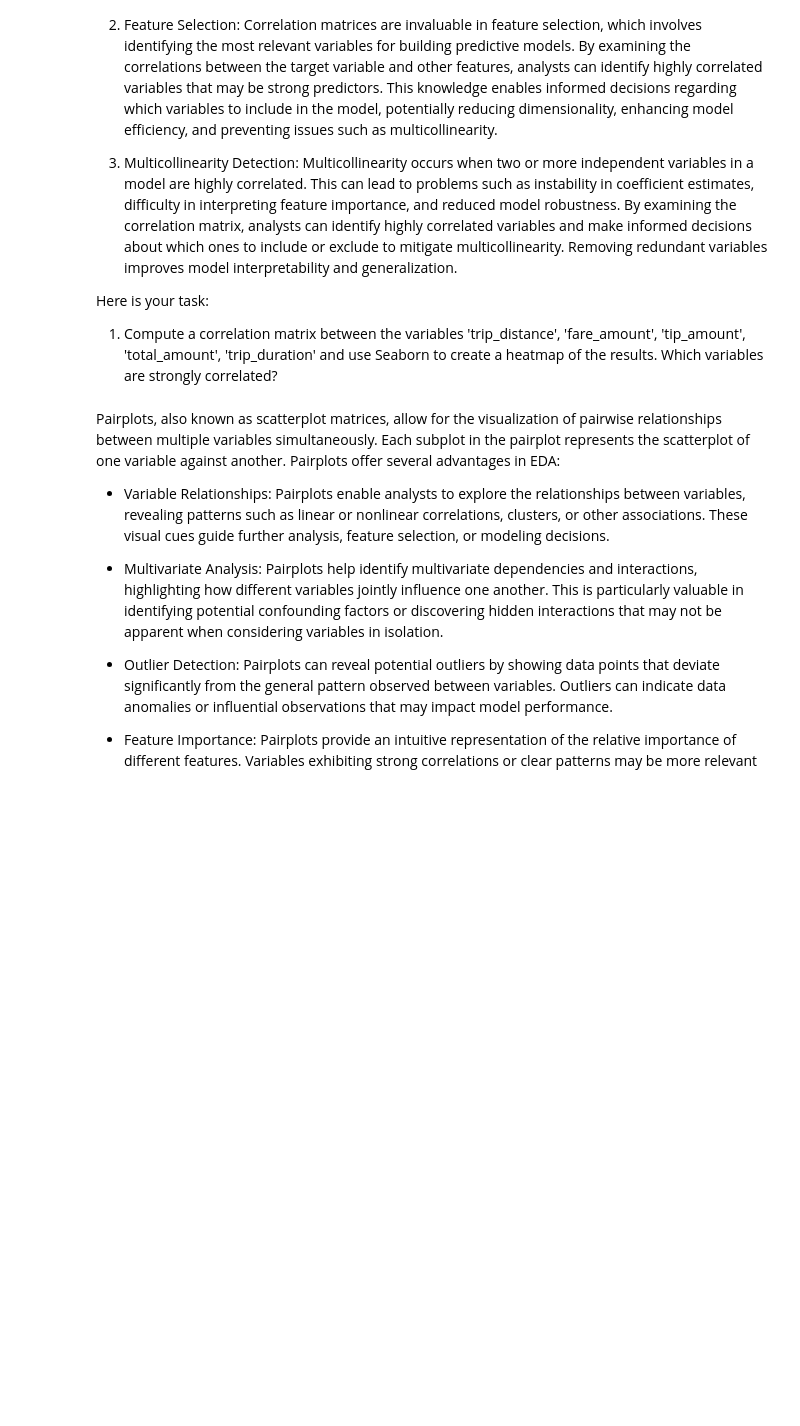
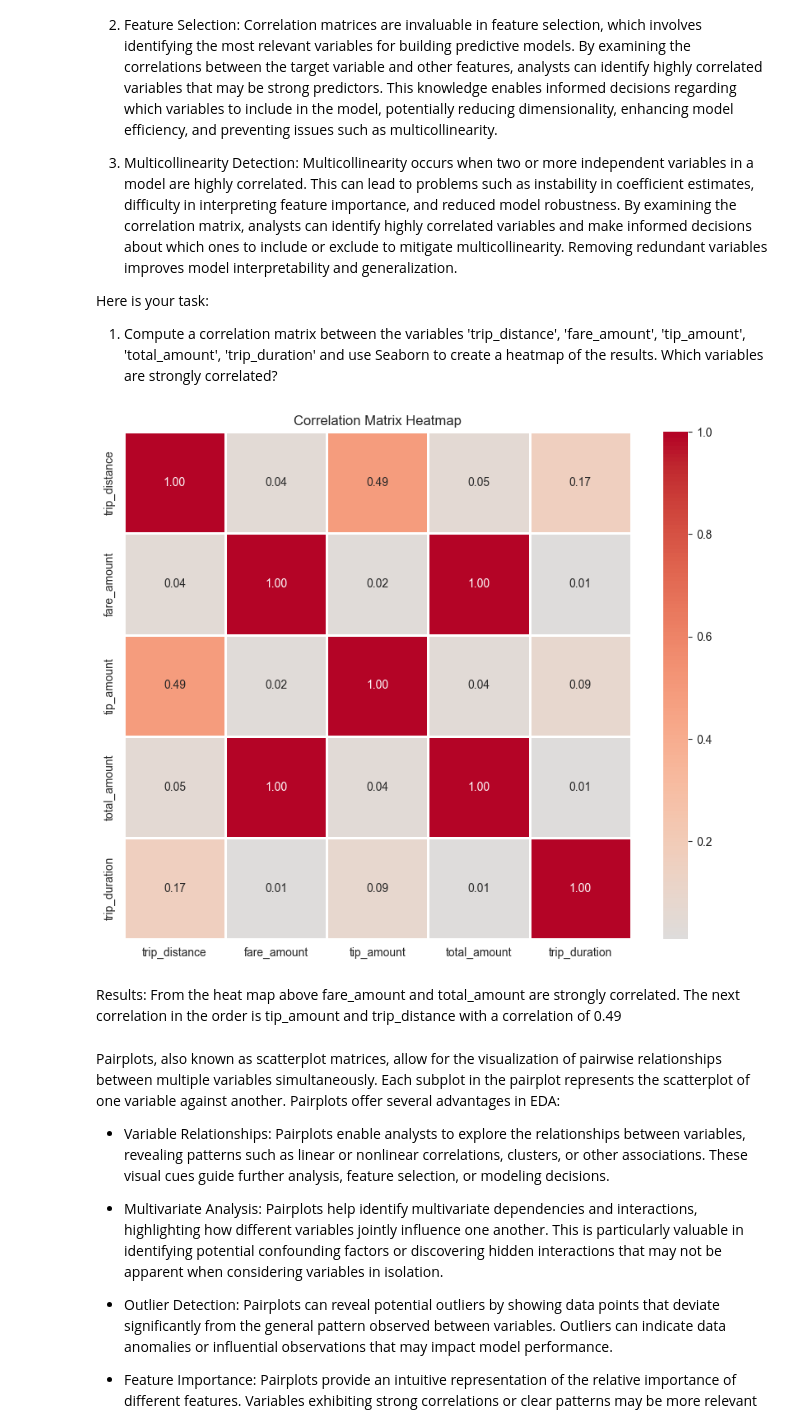
Before and after one commit to mohammedriyazjava/guild-mle-projects, a Jupyter notebook: Student_MLE_MiniProject_EDA.ipynb, the cells around one changed output. Saved outputs shown, nothing was run; the diff lists cells and outputs as text; code cells hidden in the pictures; blank space fills up the shorter version.

```diff
--- a/Student_MLE_MiniProject_EDA.ipynb
+++ b/Student_MLE_MiniProject_EDA.ipynb
@@ -136,3 +179,18 @@ Here is your task:
+# %%
+# Compute correlation matrix of numerical variables
+correlation_vars = ['trip_distance', 'fare_amount', 'tip_amount', 'total_amount', 'trip_duration']
+correlation_matrix = df[correlation_vars].corr()
+
+# Create a heatmap of the correlation matrix
+plt.figure(figsize=(10, 8))
+sns.heatmap(correlation_matrix, annot=True, cmap='coolwarm', center=0,
+            fmt='.2f', square=True, linewidths=1)
+plt.title('Correlation Matrix Heatmap')
+plt.show()
+# %% [output]
+[figure, added]
+# %% [markdown]
+Results: From the heat map above fare_amount and total_amount are strongly correlated. The next correlation in the order is tip_amount and trip_distance with a correlation of 0.49
 # %% [markdown]
 Pairplots, also known as scatterplot matrices, allow for the visualization of pairwise relationships between multiple variables simultaneously. Each subplot in the pairplot represents the scatterplot of one variable against another. Pairplots offer several advantages in EDA:
 
```
Also changed, not shown: parts of 21 cells of this notebook.
